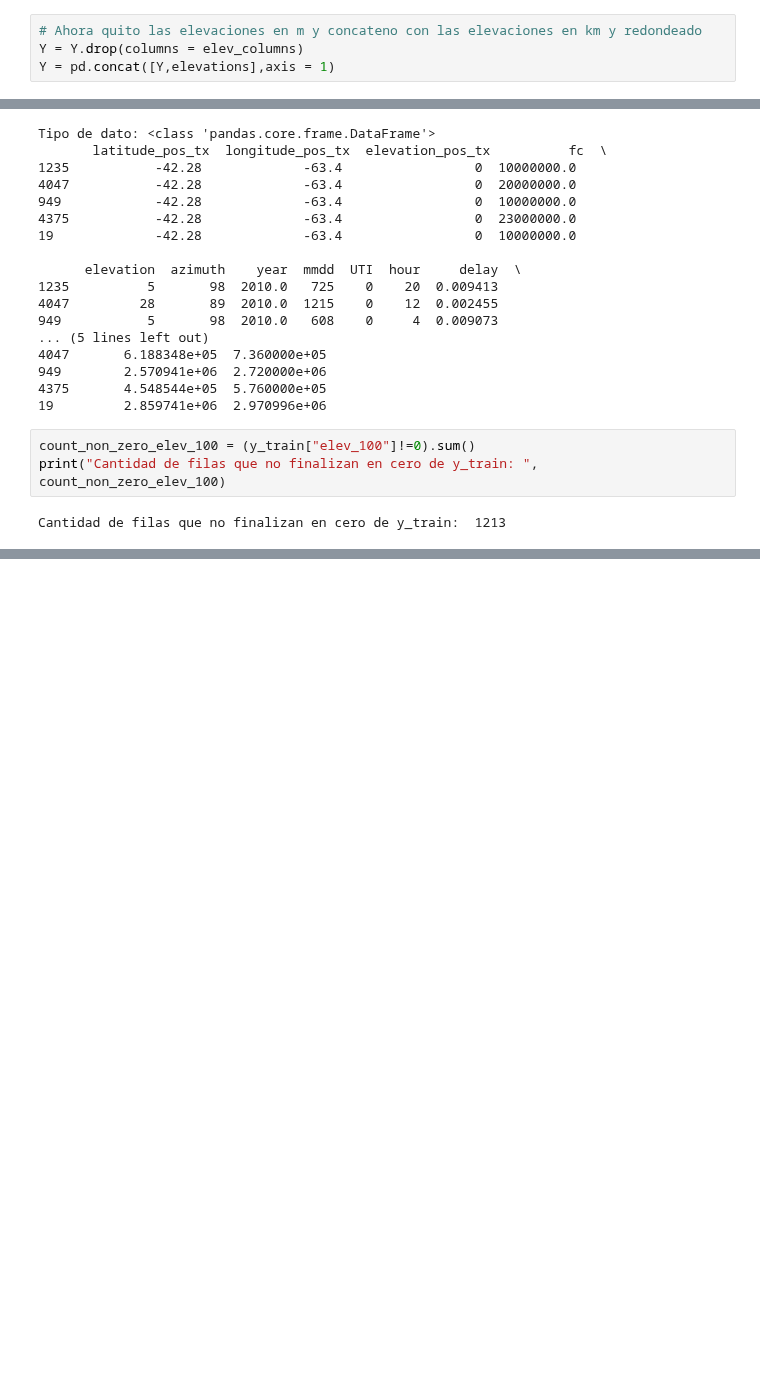
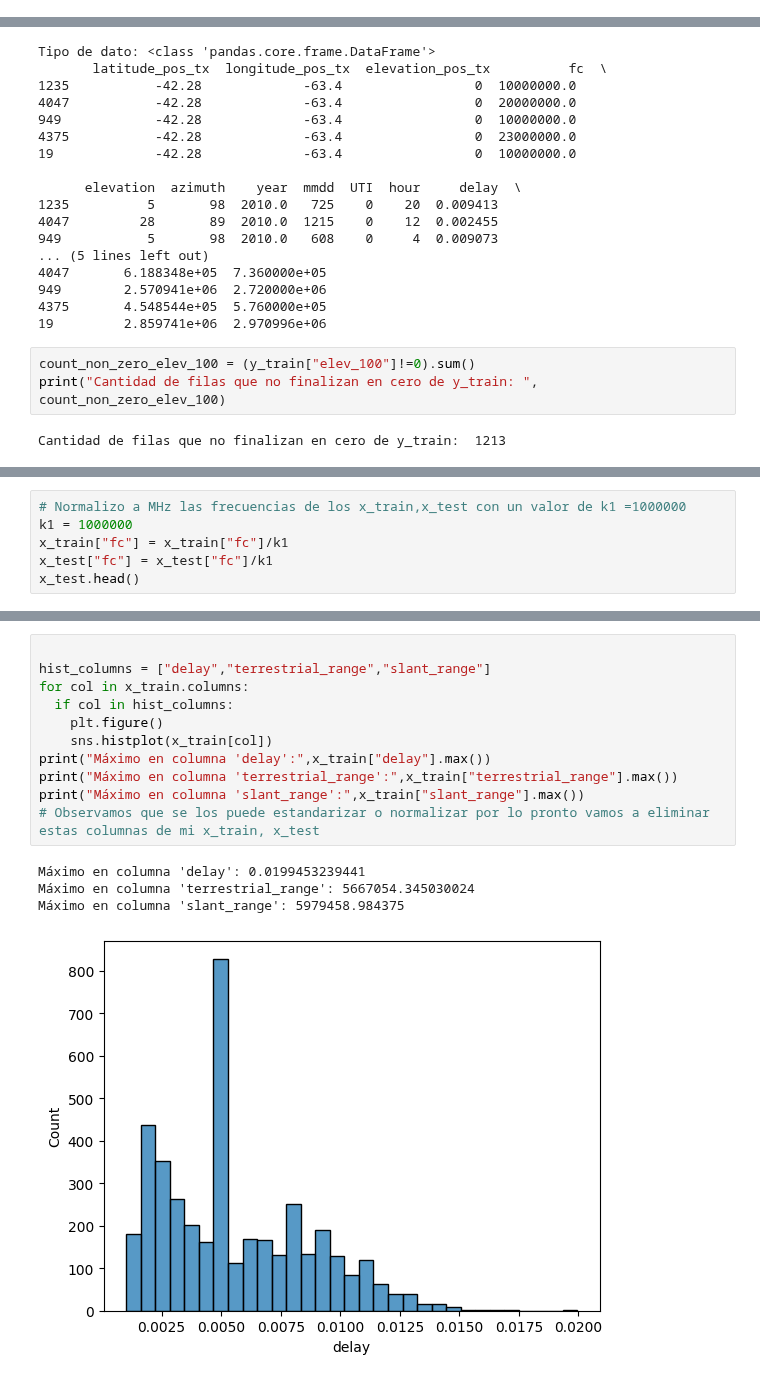
Before and after one commit to ValeFernando840/Ray-Tracing, a Jupyter notebook: Entrenamiento.ipynb, the cells around one changed output, grey strips where cells are left out. Drawn from its saved outputs; the diff is of its cells as text; blank space fills up the shorter version.

Commit message:
Se modigico el entrenamiento y se eliminaron algunas carpetas que no corresponden al lugar de trabajo

```diff
--- a/Entrenamiento.ipynb
+++ b/Entrenamiento.ipynb
@@ -63,8 +56,4 @@ Maximo valor del conjunto de elevaciones: 304611.8164061997
 #df.to_excel("NuevoExcelCompleto_para_ver.xlsx", index = False)
-# %%
-# Ahora quito las elevaciones en m y concateno con las elevaciones en km y redondeado
-Y = Y.drop(columns = elev_columns)
-Y = pd.concat([Y,elevations],axis = 1)
 # %%
 #Contamos la cantidad de filas que tienen valores distintos de ceros en la columna elev_1
 count_non_zero =(Y["elev_1"]!=0).sum()
@@ -175,0 +152,6 @@ máximos en el test: 0.9997916149046734
+# %%
+# Normalizo a MHz las frecuencias de los x_train,x_test con un valor de k1 =1000000
+k1 = 1000000
+x_train["fc"] = x_train["fc"]/k1
+x_test["fc"] = x_test["fc"]/k1
+x_test.head()
@@ -175,0 +165,16 @@ máximos en el test: 0.9997916149046734
+# %%
+
+hist_columns = ["delay","terrestrial_range","slant_range"]
+for col in x_train.columns:
+  if col in hist_columns:
+    plt.figure()
+    sns.histplot(x_train[col])
+print("Máximo en columna 'delay':",x_train["delay"].max())
+print("Máximo en columna 'terrestrial_range':",x_train["terrestrial_range"].max())
+print("Máximo en columna 'slant_range':",x_train["slant_range"].max())
+# Observamos que se los puede estandarizar o normalizar por lo pronto vamos a eliminar estas columnas de mi x_train, x_test
+# %% [output]
+Máximo en columna 'delay': 0.0199453239441
+Máximo en columna 'terrestrial_range': 5667054.345030024
+Máximo en columna 'slant_range': 5979458.984375
+[figure, added]
```
Also changed, not shown: parts of 26 cells of this notebook, 11 other files.
